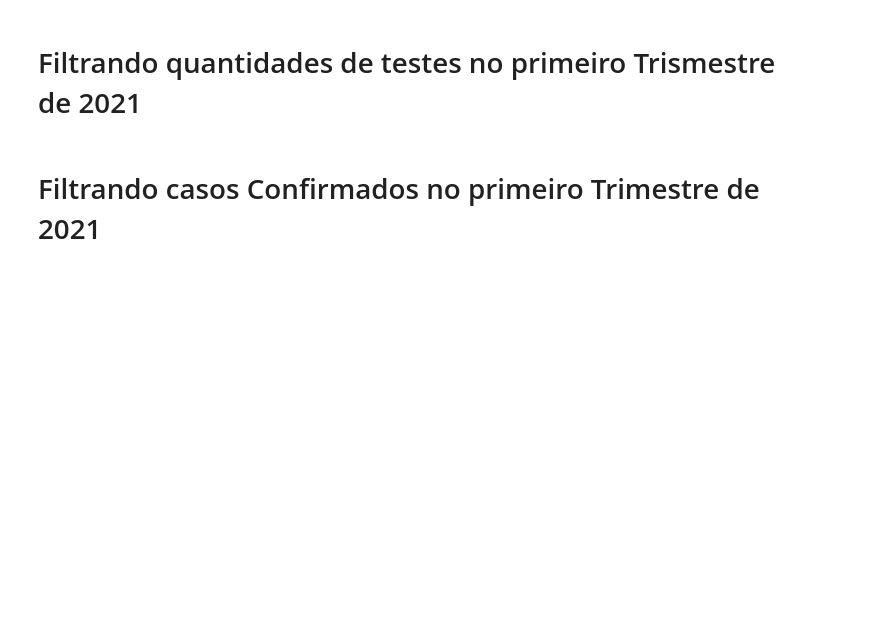
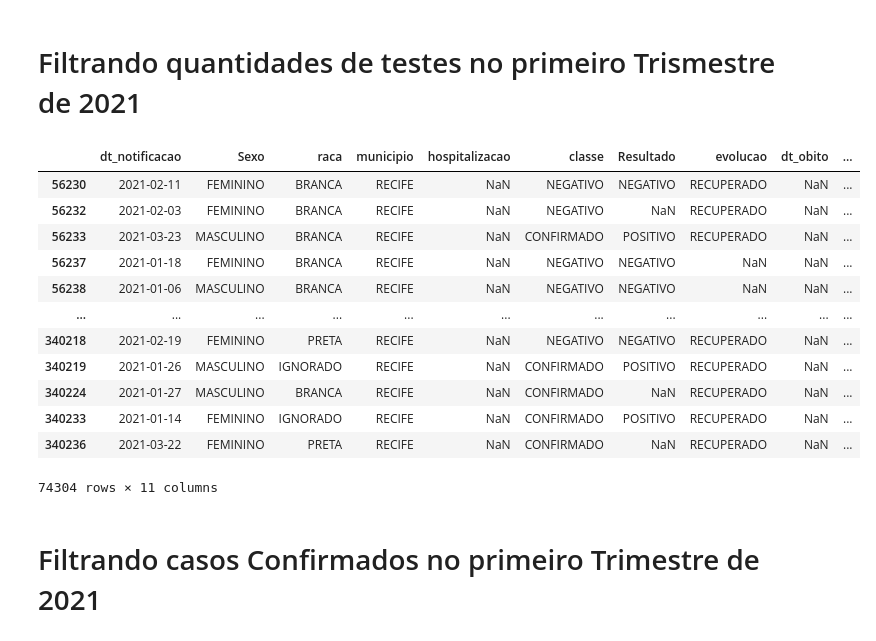
Before and after one commit to ranyelmoraes/coronavirus, a Jupyter notebook: coronavirus.ipynb, the cells around one changed output. Cells and saved outputs as stored; diff of their text form; code cells hidden in the pictures; blank space fills up the shorter version.

```diff
--- a/coronavirus.ipynb
+++ b/coronavirus.ipynb
@@ -13,7 +13,27 @@ dadosFiltrados = dados.drop(columns=['dt_primeiros_sintomas','sintomas','comorbi
 # %%
 linhasTestes = (dadosFiltrados['dt_notificacao'] >= '2021-01-01') & (dadosFiltrados['dt_notificacao'] <= '2021-03-31')
 
 testesTrimestre = dadosFiltrados[linhasTestes]
+
+linhas = testesTrimestre['municipio'] == 'RECIFE'
+
+teste = testesTrimestre[linhas]
+
+teste
+# %% [output]
+|  | dt_notificacao | Sexo | raca | municipio | hospitalizacao | classe | Resultado | evolucao | dt_obito | ... |
+| 56230 | 2021-02-11 | FEMININO | BRANCA | RECIFE | NaN | NEGATIVO | NEGATIVO | RECUPERADO | NaN | ... |
+| 56232 | 2021-02-03 | FEMININO | BRANCA | RECIFE | NaN | NEGATIVO | NaN | RECUPERADO | NaN | ... |
+| 56233 | 2021-03-23 | MASCULINO | BRANCA | RECIFE | NaN | CONFIRMADO | POSITIVO | RECUPERADO | NaN | ... |
+| 56237 | 2021-01-18 | FEMININO | BRANCA | RECIFE | NaN | NEGATIVO | NEGATIVO | NaN | NaN | ... |
+| 56238 | 2021-01-06 | MASCULINO | BRANCA | RECIFE | NaN | NEGATIVO | NEGATIVO | NaN | NaN | ... |
+| ... | ... | ... | ... | ... | ... | ... | ... | ... | ... | ... |
+| 340218 | 2021-02-19 | FEMININO | PRETA | RECIFE | NaN | NEGATIVO | NEGATIVO | RECUPERADO | NaN | ... |
+| 340219 | 2021-01-26 | MASCULINO | IGNORADO | RECIFE | NaN | CONFIRMADO | POSITIVO | RECUPERADO | NaN | ... |
+| 340224 | 2021-01-27 | MASCULINO | BRANCA | RECIFE | NaN | CONFIRMADO | NaN | RECUPERADO | NaN | ... |
+| 340233 | 2021-01-14 | FEMININO | IGNORADO | RECIFE | NaN | CONFIRMADO | POSITIVO | RECUPERADO | NaN | ... |
+| 340236 | 2021-03-22 | FEMININO | PRETA | RECIFE | NaN | CONFIRMADO | NaN | RECUPERADO | NaN | ... |
+74304 rows × 11 columns
 # %% [markdown]
 # Filtrando casos Confirmados no primeiro Trimestre de 2021
 # %%
```
Also changed, not shown: parts of 3 cells of this notebook.
